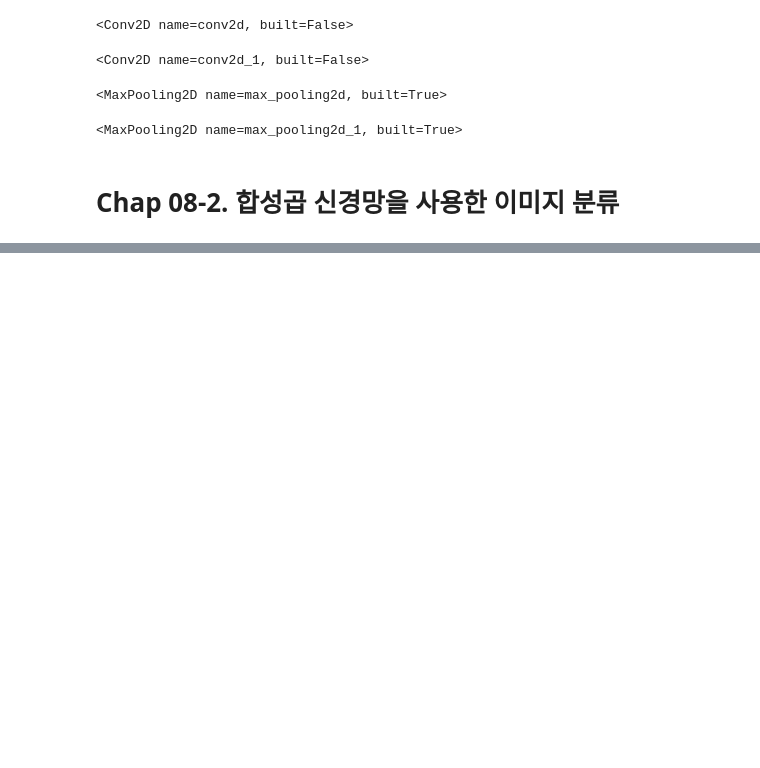
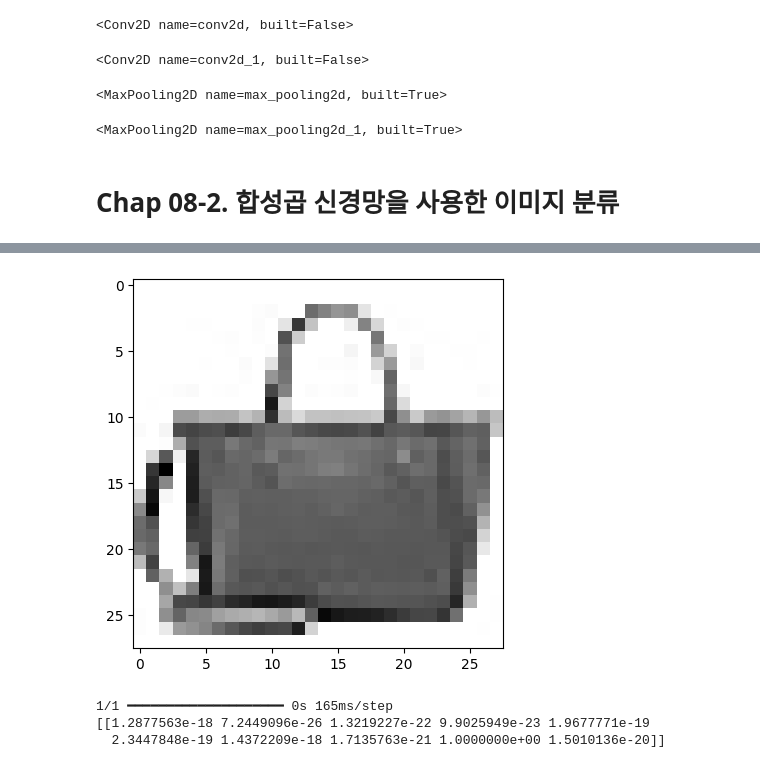
Before and after one commit to peenball/Books, a Jupyter notebook: 혼자_공부하는_머신러닝_딥러닝/Study_혼공머_Chap08.ipynb, the cells around one changed output, grey strips where cells are left out. Cells and saved outputs as stored; diff of their text form; code cells hidden in the pictures; blank space fills up the shorter version.

```diff
--- a/혼자_공부하는_머신러닝_딥러닝/Study_혼공머_Chap08.ipynb
+++ b/혼자_공부하는_머신러닝_딥러닝/Study_혼공머_Chap08.ipynb
@@ -20,3 +20,10 @@ keras.layers.MaxPooling2D(2, strides=2, padding='valid')
 <MaxPooling2D name=max_pooling2d_1, built=True>
 # %% [markdown]
 # Chap 08-2. 합성곱 신경망을 사용한 이미지 분류
+# %%
+from tensorflow import keras
+from sklearn.model_selection import train_test_split
+
+(train_input, train_target), (test_input, test_target) = keras.datasets.fashion_mnist.load_data()
+train_scaled = train_input.reshape(-1, 28, 28, 1) / 255.0
+train_scaled, val_scaled, train_target, val_target = train_test_split(train_scaled, train_target, test_size=0.2, random_state=42)
@@ -22,0 +115,12 @@ keras.layers.MaxPooling2D(2, strides=2, padding='valid')
+# %%
+plt.imshow(val_scaled[0].reshape(28,28), cmap='gray_r')
+plt.show()
+# %% [output]
+[figure, added]
+# %%
+preds=model.predict(val_scaled[0:1])
+print(preds)
+# %% [output]
+1/1 ━━━━━━━━━━━━━━━━━━━━ 0s 165ms/step
+[[1.2877563e-18 7.2449096e-26 1.3219227e-22 9.9025949e-23 1.9677771e-19
+  2.3447848e-19 1.4372209e-18 1.7135763e-21 1.0000000e+00 1.5010136e-20]]
```
Also changed, not shown: parts of 15 cells of this notebook.
